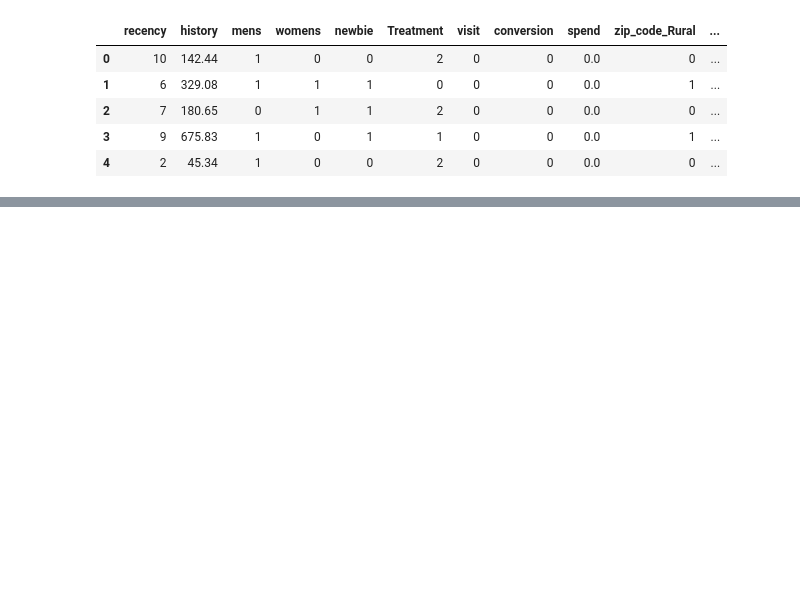
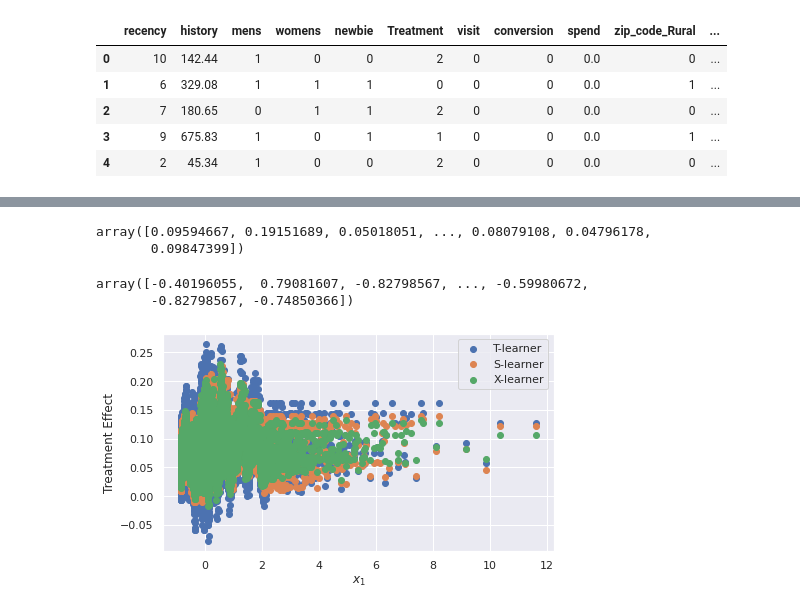
Before and after one commit to CoopXAdvancedAnalytics/Predictive_Analytics, a Jupyter notebook: APA_Econml_Hilstrom.ipynb, the cells around one changed output, grey strips where cells are left out. Cells and saved outputs as stored; diff of their text form; code cells hidden in the pictures; blank space fills up the shorter version.

```diff
--- a/APA_Econml_Hilstrom.ipynb
+++ b/APA_Econml_Hilstrom.ipynb
@@ -188 +305,55 @@ df[normalization_fields] = (df[normalization_fields] - df[normalization_fields].
+# %%
+# Insatantiate T learner
+
+models = GradientBoostingRegressor(n_estimators = 100, max_depth = 6, min_samples_leaf = int(64000/100))
+T_learner = TLearner(models)
+# Train T learner
+T_learner.fit(Y_train,T_train,X_train)
+# Estimate treatment effect on test data
+T_te = T_learner.effect(X_test)
+# %%
+# Instantiate S learner
+
+overall_model = GradientBoostingRegressor(n_estimators=100, max_depth = 6, min_samples_leaf=int(64000/100))
+S_learner = SLearner(overall_model)
+
+#Train S learner
+S_learner.fit(Y_train,T_train,X_train)
+
+#Estimate treatment effects on test data
+S_te = S_learner.effect(X_test)
+# %%
+# Instantiate X learner
+models = GradientBoostingRegressor(n_estimators=100, max_depth=6, min_samples_leaf=int(64000/100))
+propensity_model = RandomForestClassifier(n_estimators=100, max_depth=6,
+                                                  min_samples_leaf=int(64000/100),
+                                                  class_weight='balanced_subsample')
+X_learner = XLearner(models=models, propensity_model=propensity_model)
+# Train X_learner
+X_learner.fit(Y_train, T_train, X_train)
+# Estimate treatment effects on test data
+X_te = X_learner.effect(X_test)
+# %%
+S_te
+# %% [output]
+array([0.09594667, 0.19151689, 0.05018051, ..., 0.08079108, 0.04796178,
+       0.09847399])
+# %%
+X_test[:,1]
+# %% [output]
+array([-0.40196055,  0.79081607, -0.82798567, ..., -0.59980672,
+       -0.82798567, -0.74850366])
+# %%
+### Comparison plot of the different learners
+plt.figure(figsize=(7, 4))
+
+plt.scatter(X_test[:, 1], T_te, label="T-learner")
+plt.scatter(X_test[:, 1], S_te, label="S-learner")
+plt.scatter(X_test[:, 1], X_te, label="X-learner")
+plt.xlabel('$x_1$')
+plt.ylabel('Treatment Effect')
+plt.legend()
+plt.show()
+# %% [output]
+[figure, added]
 # %%
```
Also changed, not shown: parts of 17 cells of this notebook.
